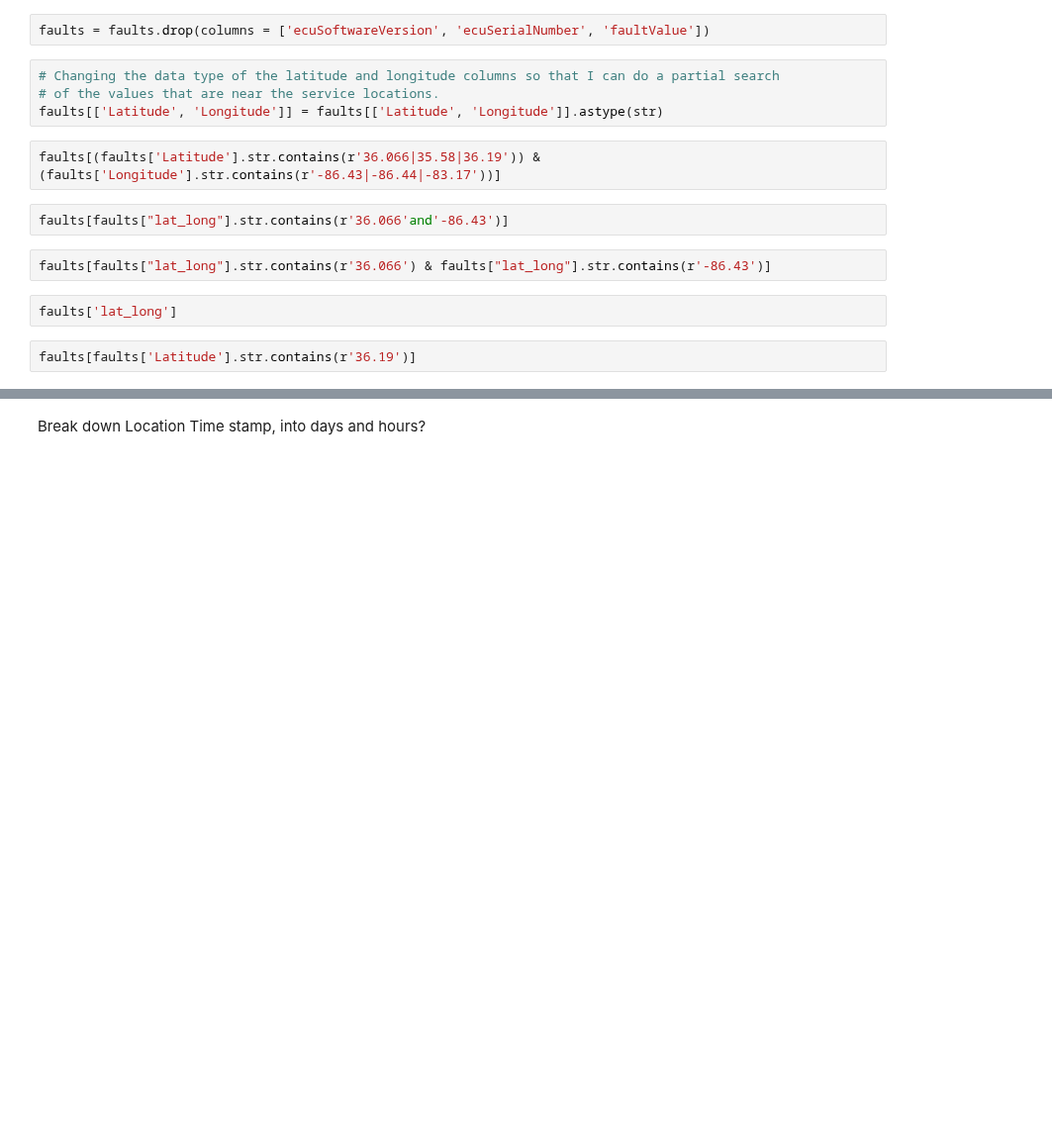
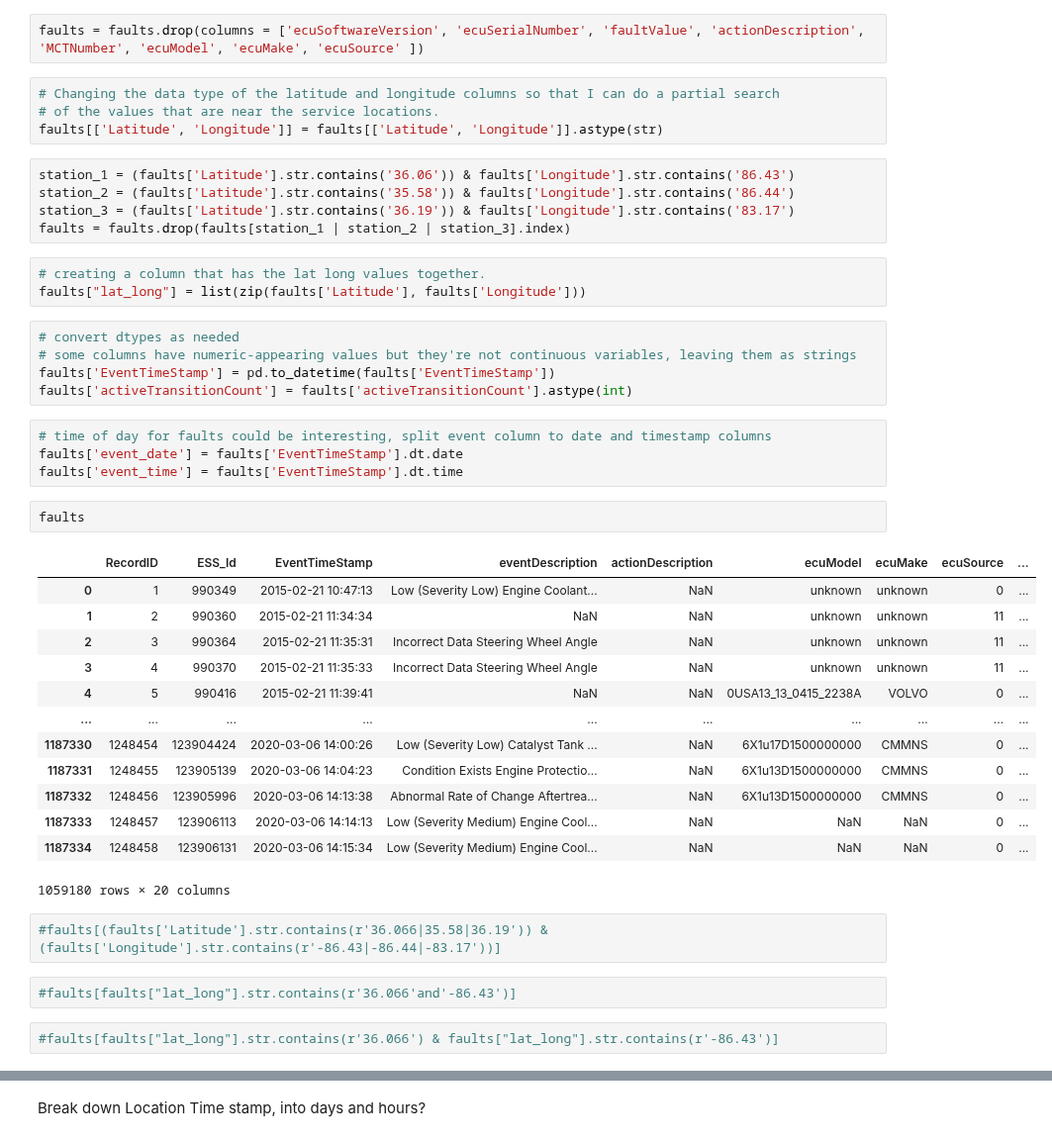
Before and after one commit to KagonDeans/big-g-ml-convoy, a Jupyter notebook: notebooks/kd_transformation_bg.ipynb, the cells around one changed output, grey strips where cells are left out. Shown at 99% size. Saved outputs shown, nothing was run; the diff lists cells and outputs as text; blank space fills up the shorter version.

```diff
--- a/notebooks/kd_transformation_bg.ipynb
+++ b/notebooks/kd_transformation_bg.ipynb
@@ -57,20 +106,49 @@ predictors = ['']
 # %% [markdown]
 **There are service locations at (36.0666667, -86.4347222), (35.5883333, -86.4438888), and (36.1950, -83.174722), so you should remove any records in the vicinity of these locations, as fault codes may be tripped when working on the vehicles.**
 # %%
-faults = faults.drop(columns = ['ecuSoftwareVersion', 'ecuSerialNumber', 'faultValue'])
+faults = faults.drop(columns = ['ecuSoftwareVersion', 'ecuSerialNumber', 'faultValue', 'actionDescription', 'MCTNumber', 'ecuModel', 'ecuMake', 'ecuSource' ])
 # %%
 # Changing the data type of the latitude and longitude columns so that I can do a partial search
 # of the values that are near the service locations.
 faults[['Latitude', 'Longitude']] = faults[['Latitude', 'Longitude']].astype(str)
+# %%
+station_1 = (faults['Latitude'].str.contains('36.06')) & faults['Longitude'].str.contains('86.43')
+station_2 = (faults['Latitude'].str.contains('35.58')) & faults['Longitude'].str.contains('86.44')
+station_3 = (faults['Latitude'].str.contains('36.19')) & faults['Longitude'].str.contains('83.17')
+faults = faults.drop(faults[station_1 | station_2 | station_3].index)
+# %%
+# creating a column that has the lat long values together.
+faults["lat_long"] = list(zip(faults['Latitude'], faults['Longitude']))
+# %%
+# convert dtypes as needed
+# some columns have numeric-appearing values but they're not continuous variables, leaving them as strings
+faults['EventTimeStamp'] = pd.to_datetime(faults['EventTimeStamp'])
+faults['activeTransitionCount'] = faults['activeTransitionCount'].astype(int)
+# %%
+# time of day for faults could be interesting, split event column to date and timestamp columns
+faults['event_date'] = faults['EventTimeStamp'].dt.date
+faults['event_time'] = faults['EventTimeStamp'].dt.time
+# %%
+faults
+# %% [output]
+|  | RecordID | ESS_Id | EventTimeStamp | eventDescription | actionDescription | ecuModel | ecuMake | ecuSource | ... |
+| 0 | 1 | 990349 | 2015-02-21 10:47:13 | Low (Severity Low) Engine Coolant... | NaN | unknown | unknown | 0 | ... |
+| 1 | 2 | 990360 | 2015-02-21 11:34:34 | NaN | NaN | unknown | unknown | 11 | ... |
+| 2 | 3 | 990364 | 2015-02-21 11:35:31 | Incorrect Data Steering Wheel Angle | NaN | unknown | unknown | 11 | ... |
+| 3 | 4 | 990370 | 2015-02-21 11:35:33 | Incorrect Data Steering Wheel Angle | NaN | unknown | unknown | 11 | ... |
+| 4 | 5 | 990416 | 2015-02-21 11:39:41 | NaN | NaN | 0USA13_13_0415_2238A | VOLVO | 0 | ... |
+| ... | ... | ... | ... | ... | ... | ... | ... | ... | ... |
+| 1187330 | 1248454 | 123904424 | 2020-03-06 14:00:26 | Low (Severity Low) Catalyst Tank ... | NaN | 6X1u17D1500000000 | CMMNS | 0 | ... |
+| 1187331 | 1248455 | 123905139 | 2020-03-06 14:04:23 | Condition Exists Engine Protectio... | NaN | 6X1u13D1500000000 | CMMNS | 0 | ... |
+| 1187332 | 1248456 | 123905996 | 2020-03-06 14:13:38 | Abnormal Rate of Change Aftertrea... | NaN | 6X1u13D1500000000 | CMMNS | 0 | ... |
+| 1187333 | 1248457 | 123906113 | 2020-03-06 14:14:13 | Low (Severity Medium) Engine Cool... | NaN | NaN | NaN | 0 | ... |
+| 1187334 | 1248458 | 123906131 | 2020-03-06 14:15:34 | Low (Severity Medium) Engine Cool... | NaN | NaN | NaN | 0 | ... |
+1059180 rows × 20 columns
 # %%
-faults[(faults['Latitude'].str.contains(r'36.066|35.58|36.19')) & (faults['Longitude'].str.contains(r'-86.43|-86.44|-83.17'))]
+#faults[(faults['Latitude'].str.contains(r'36.066|35.58|36.19')) & (faults['Longitude'].str.contains(r'-86.43|-86.44|-83.17'))]
 # %%
-faults[faults["lat_long"].str.contains(r'36.066'and'-86.43')]
+#faults[faults["lat_long"].str.contains(r'36.066'and'-86.43')]
 # %%
-faults[faults["lat_long"].str.contains(r'36.066') & faults["lat_long"].str.contains(r'-86.43')]
+#faults[faults["lat_long"].str.contains(r'36.066') & faults["lat_long"].str.contains(r'-86.43')]
-# %%
-faults['lat_long']
-# %%
-faults[faults['Latitude'].str.contains(r'36.19')]
 # %%
 # removing the rows that had Lat and long values near the service locations.
```
Also changed, not shown: parts of 12 cells of this notebook.
